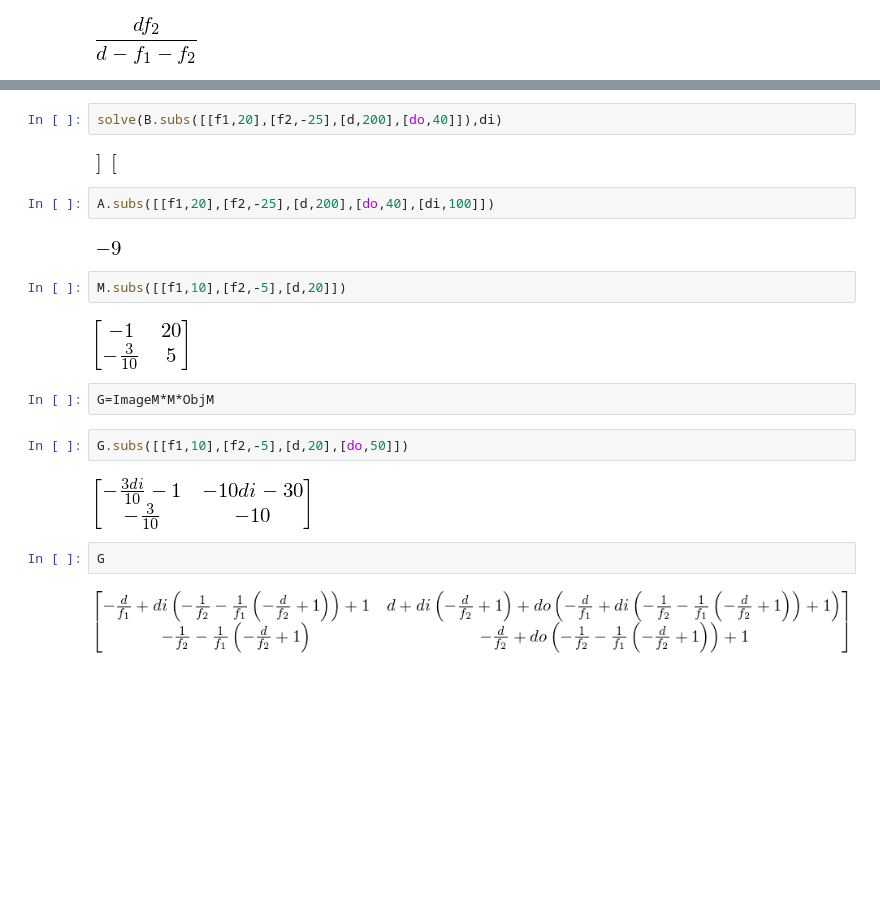
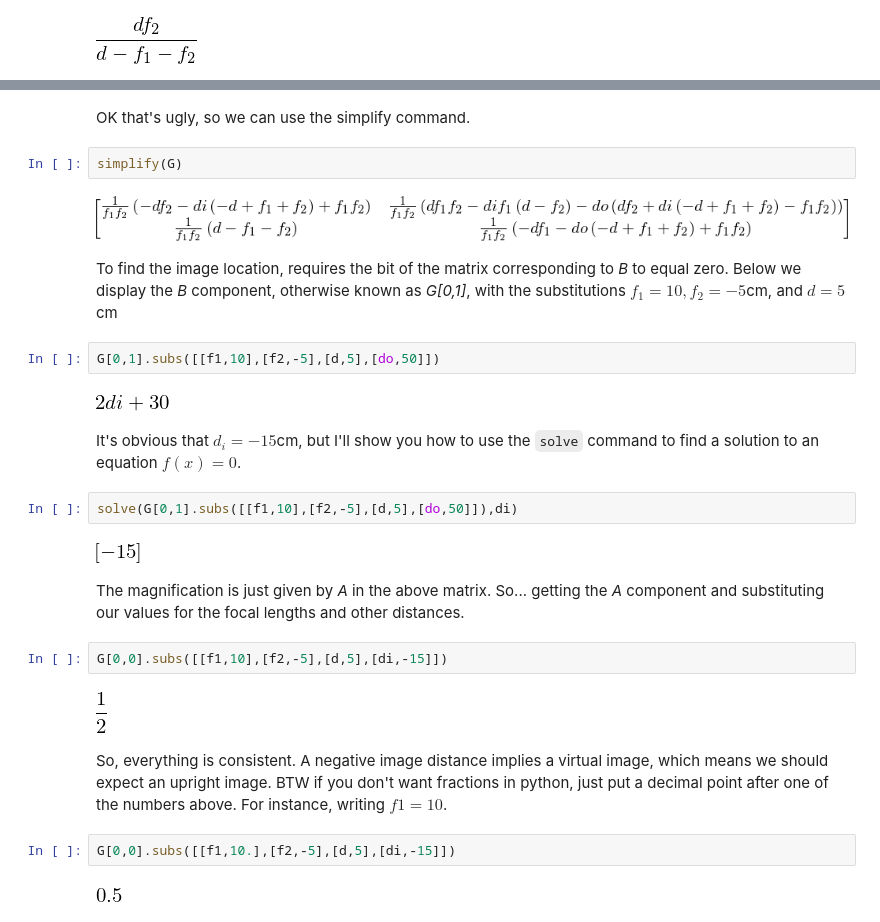
Before and after one commit to HartwickChaosLab/Physics-IPython-Notebooks, a Jupyter notebook: Optics-NB/Two Lens.ipynb, the cells around one changed output, grey strips where cells are left out. Drawn from its saved outputs; the diff is of its cells as text; blank space fills up the shorter version.

```diff
--- a/Optics-NB/Two Lens.ipynb
+++ b/Optics-NB/Two Lens.ipynb
@@ -46,22 +57,30 @@ P1.subs([[f1,20],[f2,-25],[d,200]])
+# %% [markdown]
+OK that's ugly, so we can use the simplify command.
+# %%
+simplify(G)
+# %% [output]
+[figure, added]
+# %% [markdown]
+To find the image location, requires the bit of the matrix corresponding to _B_ to equal zero. Below we display the _B_ component, otherwise known as _G[0,1]_, with the substitutions $f_1=10, f_2=-5$cm, and $d=5$cm
+# %%
+G[0,1].subs([[f1,10],[f2,-5],[d,5],[do,50]])
+# %% [output]
+[figure, added]
+# %% [markdown]
+It's obvious that $d_i=-15$cm, but I'll show you how to use the `solve` command to find a solution to an equation $f(x)=0$.
 # %%
-solve(B.subs([[f1,20],[f2,-25],[d,200],[do,40]]),di)
+solve(G[0,1].subs([[f1,10],[f2,-5],[d,5],[do,50]]),di)
 # %% [output]
-[figure, old version]
+[figure, new version]
-# %%
-A.subs([[f1,20],[f2,-25],[d,200],[do,40],[di,100]])
-# %% [output]
-[figure, removed]
+# %% [markdown]
+The magnification is just given by _A_ in the above matrix. So... getting the _A_ component and substituting our values for the focal lengths and other distances.
 # %%
-M.subs([[f1,10],[f2,-5],[d,20]])
+G[0,0].subs([[f1,10],[f2,-5],[d,5],[di,-15]])
 # %% [output]
-[figure, old version]
+[figure, new version]
-# %%
-G=ImageM*M*ObjM
+# %% [markdown]
+So, everything is consistent. A negative image distance implies a virtual image, which means we should expect an upright image. BTW if you don't want fractions in python, just put a decimal point after one of the numbers above. For instance, writing $f1=10$.
 # %%
-G.subs([[f1,10],[f2,-5],[d,20],[do,50]])
+G[0,0].subs([[f1,10.],[f2,-5],[d,5],[di,-15]])
 # %% [output]
-[figure, old version]
+[figure, new version]
-# %%
-G
-# %% [output]
-[figure, removed]
```
Also changed, not shown: parts of 13 cells of this notebook, 17 other files.
